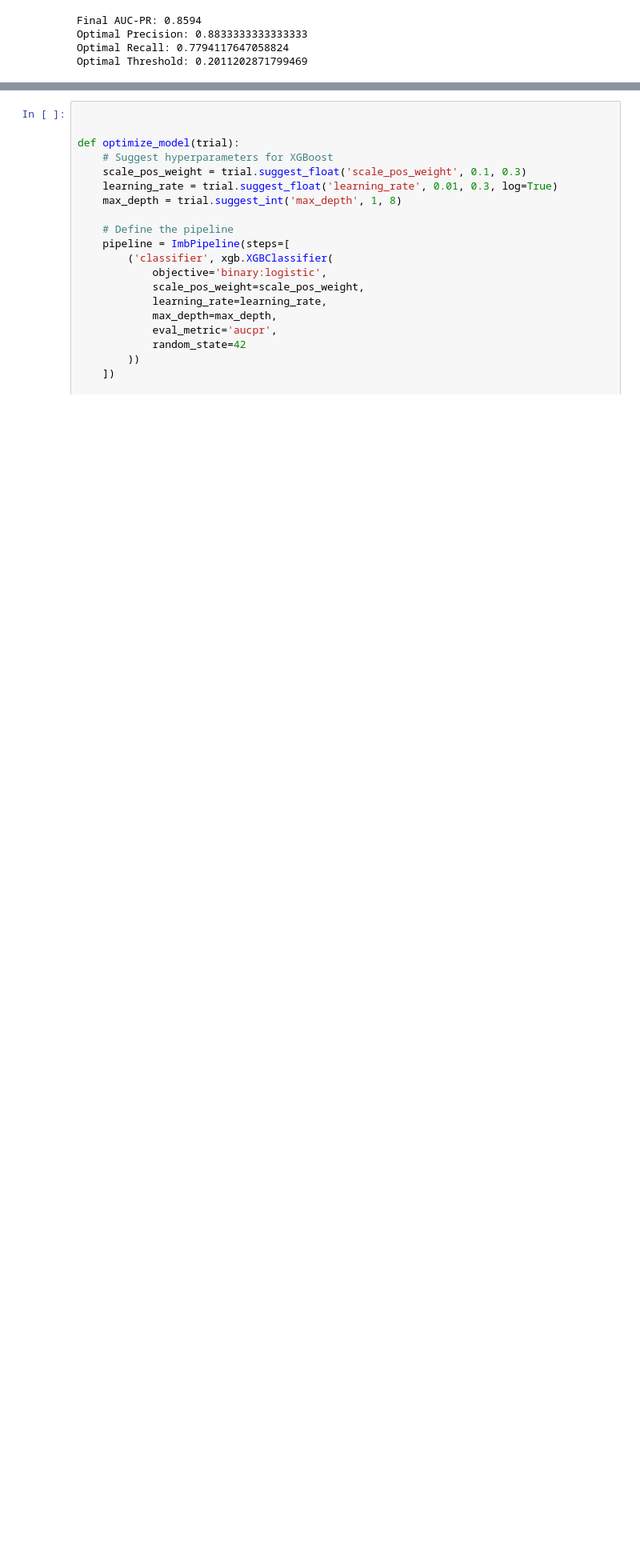
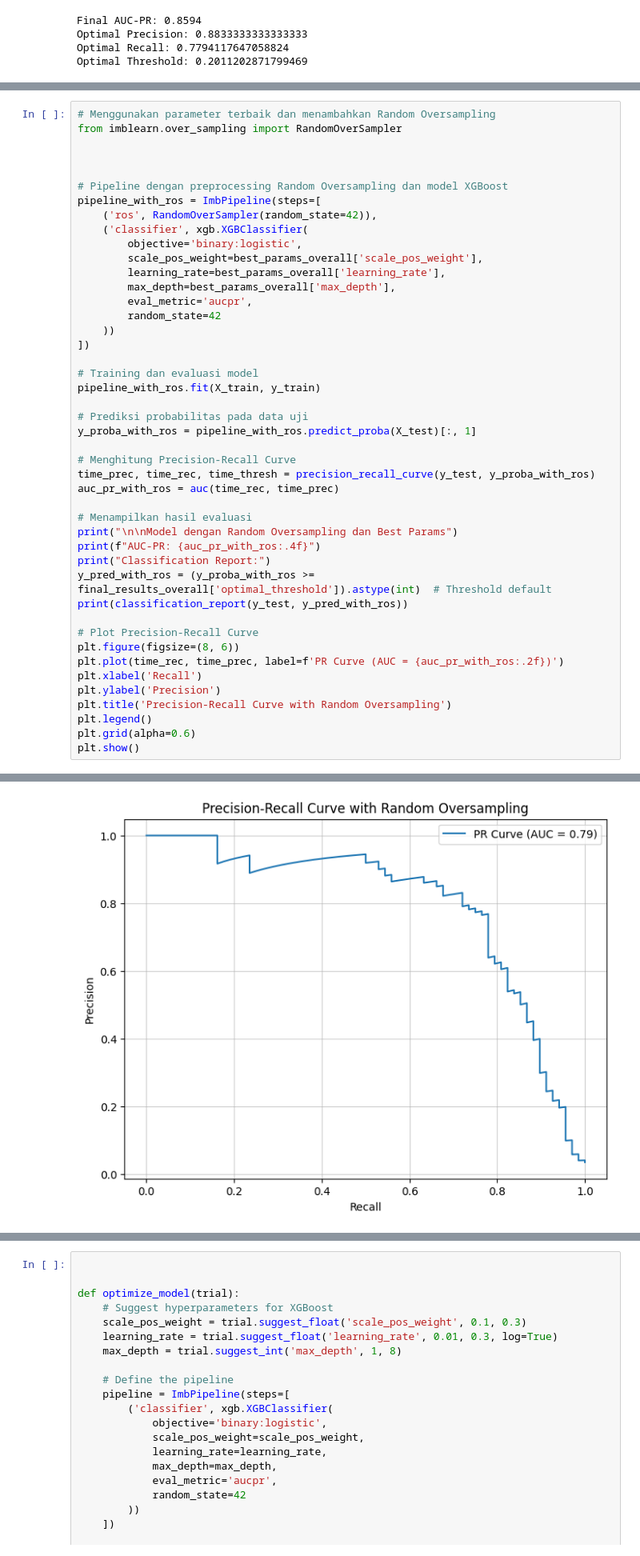
Before and after one commit to MuhammadIqbalBaihaqi/TRILATERAL-FLASH-CYCLE, a Jupyter notebook: coba-coba/darijati.ipynb, the cells around one changed output, grey strips where cells are left out. Shown at 80% size. Cells and saved outputs as stored; diff of their text form; blank space fills up the shorter version.

```diff
--- a/coba-coba/darijati.ipynb
+++ b/coba-coba/darijati.ipynb
@@ -618,0 +682,46 @@ AUC-PR: 0.86
+# %%
+# Menggunakan parameter terbaik dan menambahkan Random Oversampling
+from imblearn.over_sampling import RandomOverSampler
+
+
+
+# Pipeline dengan preprocessing Random Oversampling dan model XGBoost
+pipeline_with_ros = ImbPipeline(steps=[
+    ('ros', RandomOverSampler(random_state=42)),
+    ('classifier', xgb.XGBClassifier(
+        objective='binary:logistic',
+        scale_pos_weight=best_params_overall['scale_pos_weight'],
+        learning_rate=best_params_overall['learning_rate'],
+        max_depth=best_params_overall['max_depth'],
+        eval_metric='aucpr',
+        random_state=42
+    ))
+])
+
+# Training dan evaluasi model
+pipeline_with_ros.fit(X_train, y_train)
+
+# Prediksi probabilitas pada data uji
+y_proba_with_ros = pipeline_with_ros.predict_proba(X_test)[:, 1]
+
+# Menghitung Precision-Recall Curve
+time_prec, time_rec, time_thresh = precision_recall_curve(y_test, y_proba_with_ros)
+auc_pr_with_ros = auc(time_rec, time_prec)
+
+# Menampilkan hasil evaluasi
+print("\n\nModel dengan Random Oversampling dan Best Params")
+print(f"AUC-PR: {auc_pr_with_ros:.4f}")
+print("Classification Report:")
+y_pred_with_ros = (y_proba_with_ros >= final_results_overall['optimal_threshold']).astype(int)  # Threshold default
+print(classification_report(y_test, y_pred_with_ros))
+
+# Plot Precision-Recall Curve
+plt.figure(figsize=(8, 6))
+plt.plot(time_rec, time_prec, label=f'PR Curve (AUC = {auc_pr_with_ros:.2f})')
+plt.xlabel('Recall')
+plt.ylabel('Precision')
+plt.title('Precision-Recall Curve with Random Oversampling')
+plt.legend()
+plt.grid(alpha=0.6)
+plt.show()
+# %% [output]
@@ -618,0 +739 @@ AUC-PR: 0.86
+[figure, added]
```
Also changed, not shown: parts of 7 cells of this notebook.
